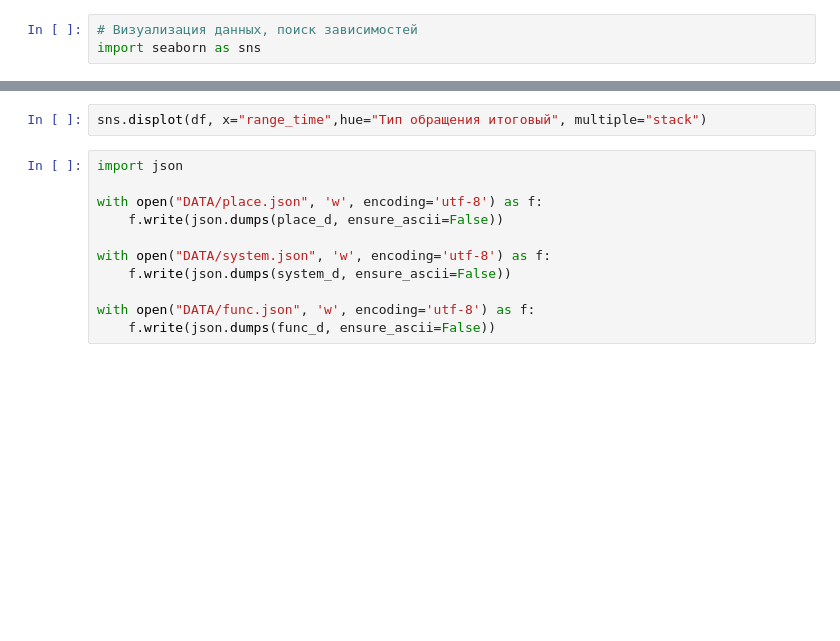
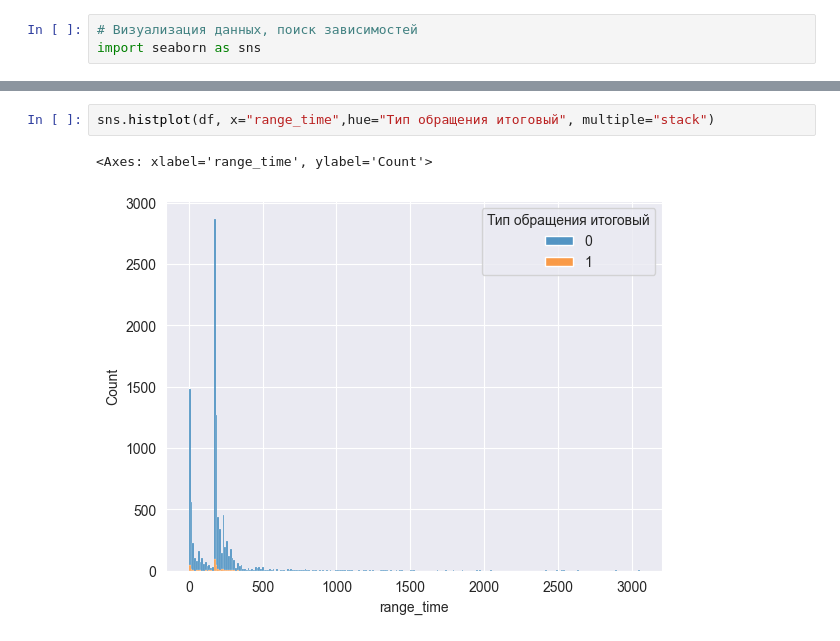
Before and after one commit to zayycev22/user_issue_classifier, a Jupyter notebook: parse.ipynb, the cells around one changed output, grey strips where cells are left out. Drawn from its saved outputs; the diff is of its cells as text; blank space fills up the shorter version.

Commit message:
add plots

```diff
--- a/parse.ipynb
+++ b/parse.ipynb
@@ -127,13 +438,5 @@ df[df['Критичность'] == 3]
 # %%
-sns.displot(df, x="range_time",hue="Тип обращения итоговый", multiple="stack")
+sns.histplot(df, x="range_time",hue="Тип обращения итоговый", multiple="stack")
+# %% [output]
+<Axes: xlabel='range_time', ylabel='Count'>
+[figure, added]
-# %%
-import json
-
-with open("DATA/place.json", 'w', encoding='utf-8') as f:
-    f.write(json.dumps(place_d, ensure_ascii=False))
-
-with open("DATA/system.json", 'w', encoding='utf-8') as f:
-    f.write(json.dumps(system_d, ensure_ascii=False))
-
-with open("DATA/func.json", 'w', encoding='utf-8') as f:
-    f.write(json.dumps(func_d, ensure_ascii=False))
```
Also changed, not shown: parts of 27 cells of this notebook.
